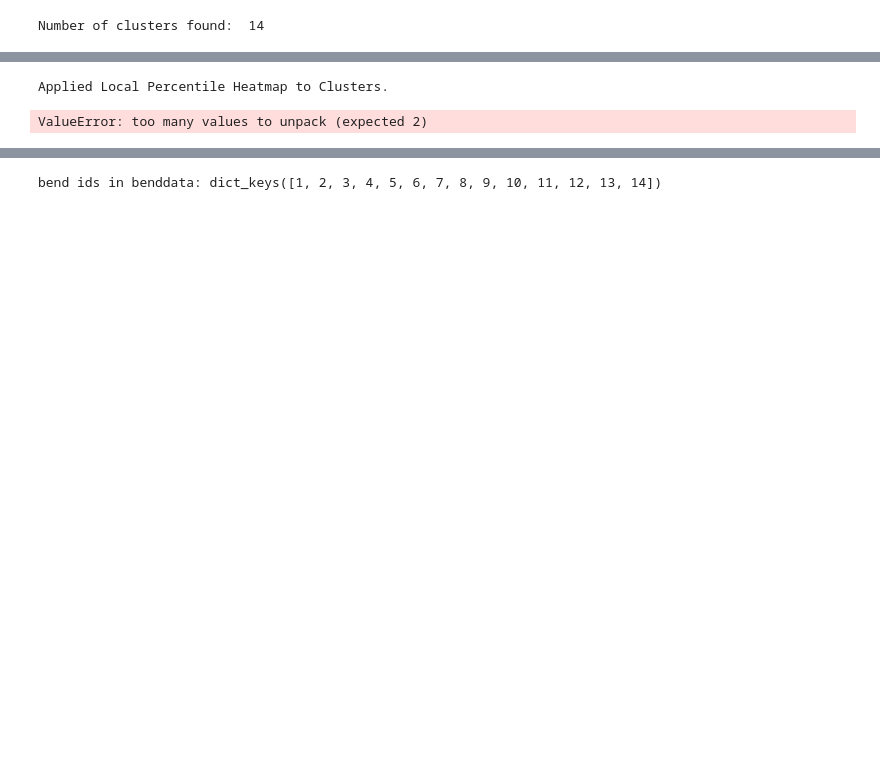
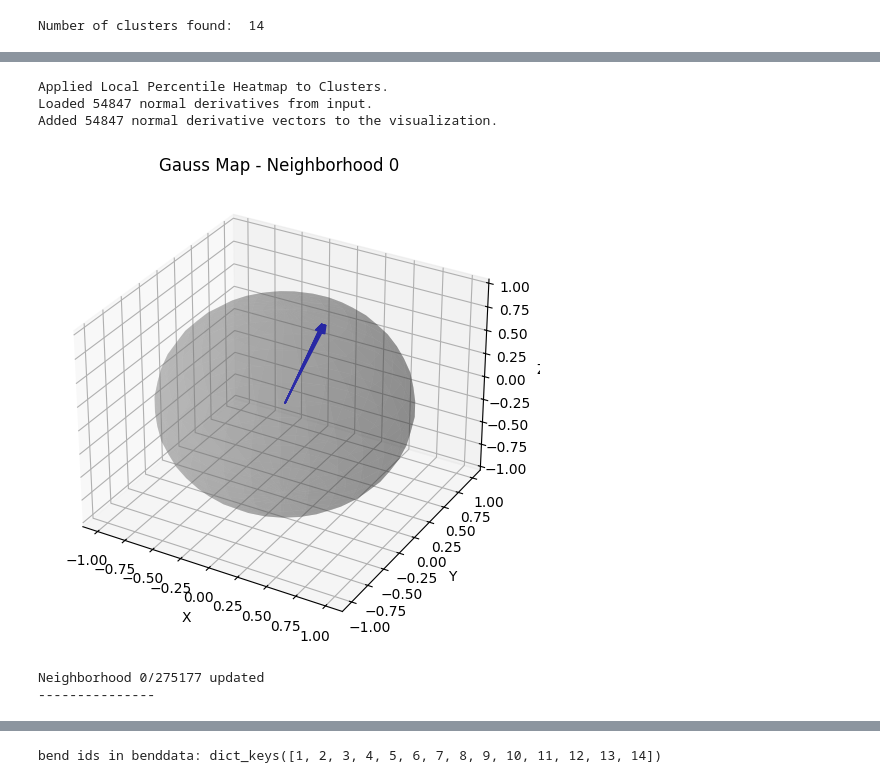
Before and after one commit to ckantas/PointClouds, a Jupyter notebook: BendDetectionShowcase.ipynb, the cells around one changed output, grey strips where cells are left out. Drawn from its saved outputs; the diff is of its cells as text; code cells hidden in the pictures; blank space fills up the shorter version.

```diff
--- a/BendDetectionShowcase.ipynb
+++ b/BendDetectionShowcase.ipynb
@@ -958,12 +958,16 @@ util.draw_normal_arrows_with_geometry(segment_models, segments, main_surface_idx
 # %%
 util.drawBendEdgesWithCylinders(pcd, bend_edges)
 # %%
-visualizer = GaussMapVisualizer(pcd, all_normals, pointwise_variance, clusters, radius=0.5, cluster_derivatives=cluster_derivatives)
+visualizer = GaussMapVisualizer(pcd, all_normals, pointwise_variance, clusters, radius=0.5, cluster_derivatives=cluster_derivatives_for_vis)
 
 visualizer.run()
 # %% [output]
 Applied Local Percentile Heatmap to Clusters.
+Loaded 54847 normal derivatives from input.
+Added 54847 normal derivative vectors to the visualization.
+[figure, added]
-ValueError: too many values to unpack (expected 2)
+Neighborhood 0/275177 updated
+---------------
 # %%
 # Store results as tuples
 angle_results = [(k, np.degrees(v)) for k, v in angles_rad.items()]
```
Also changed, not shown: parts of 5 cells of this notebook, 1 other file.
